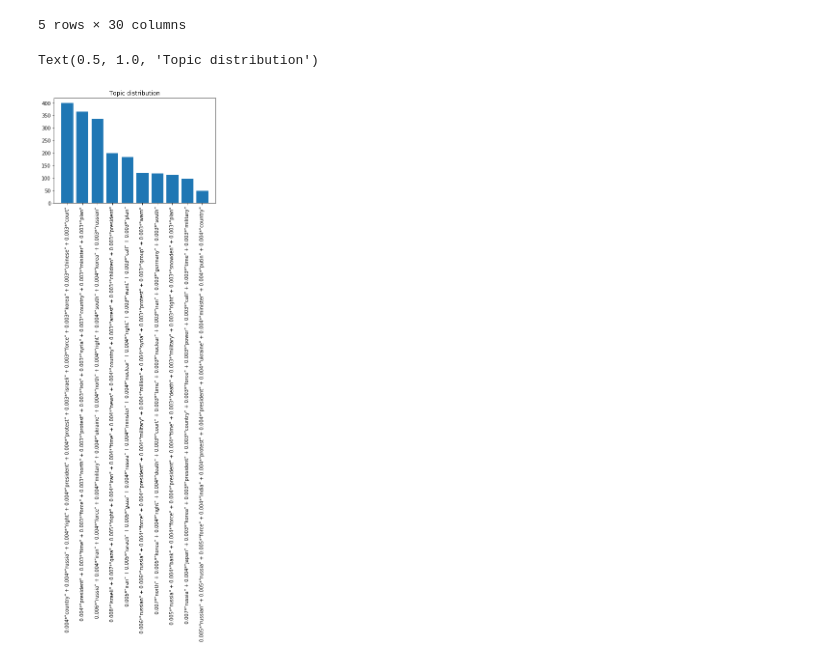
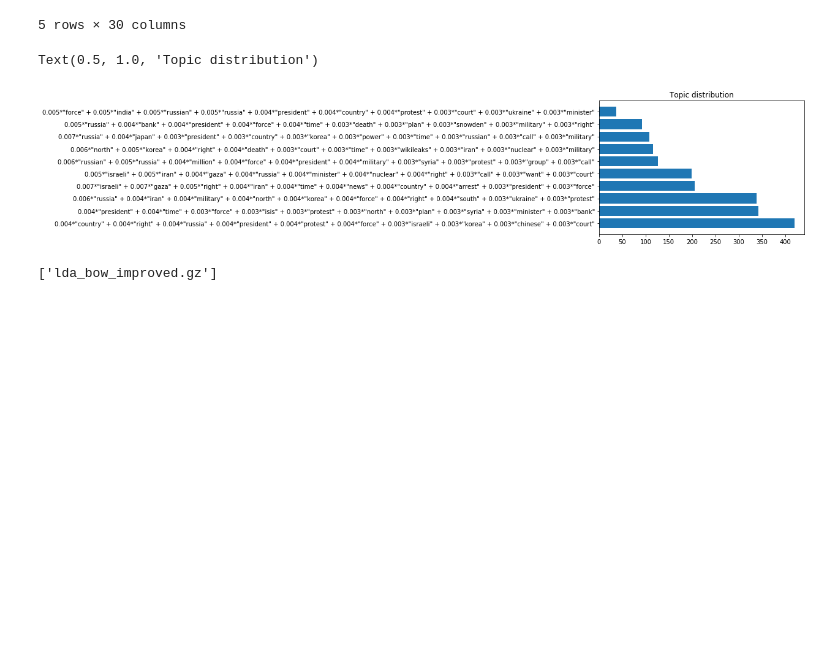
Before and after one commit to micahvandersteen/project-3-team-ifrit, a Jupyter notebook: Notebooks/LDA.ipynb, the cells around one changed output. Saved outputs shown, nothing was run; the diff lists cells and outputs as text; code cells hidden in the pictures; blank space fills up the shorter version.

Commit message:
LDA model on CNN headlines

```diff
--- a/Notebooks/LDA.ipynb
+++ b/Notebooks/LDA.ipynb
@@ -682,13 +680,17 @@ single_topic.to_csv("../Data/Combined_News_DJIA_single_topic.csv", index=False)
 # %%
 # What is the topic distribution?
 
 names = single_topic['daily_words'].value_counts().index
 values = single_topic['daily_words'].value_counts().values
-plt.bar(names, values)
-plt.xticks(names, rotation=90)
+plt.barh(names, values)
+plt.yticks(names)
 plt.title("Topic distribution")
 # %% [output]
 Text(0.5, 1.0, 'Topic distribution')
-[figure, old version]
+[figure, new version]
 # %%
 # Export our improved LDA model
+import joblib
+joblib.dump(lda_model_bow, "lda_bow_improved.gz")
+# %% [output]
+['lda_bow_improved.gz']
```
Also changed, not shown: parts of 12 cells of this notebook, 11 other files.
